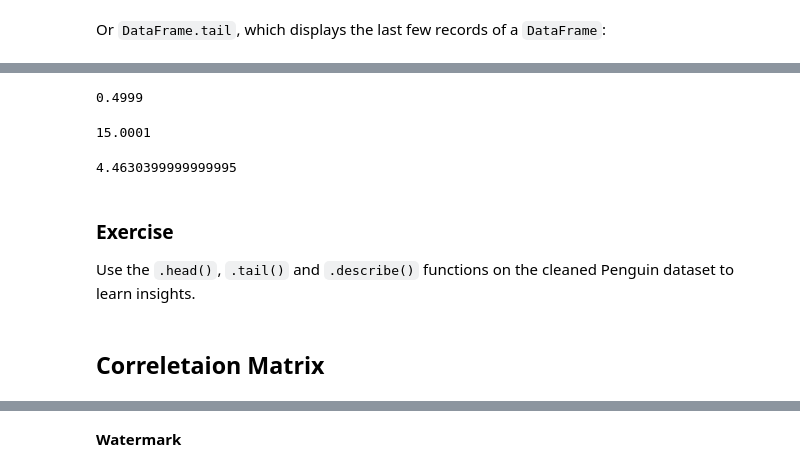
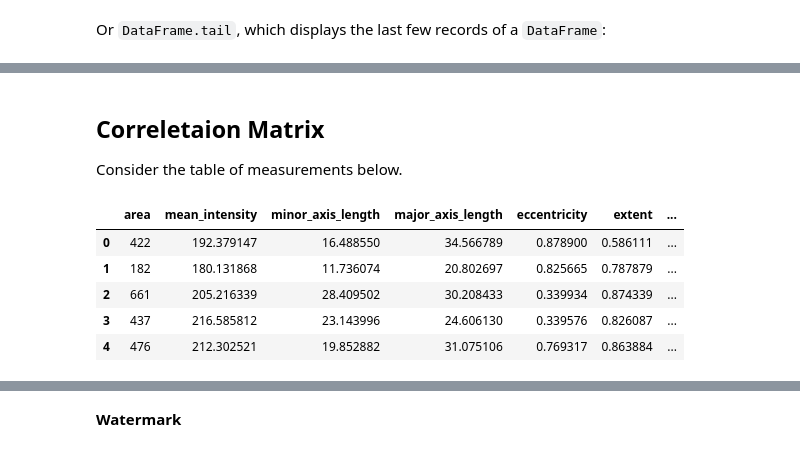
Before and after one commit to BiAPoL/PoL-BioImage-Analysis-TS-Early-Career-Track, a Jupyter notebook: docs/day2d_pandas_statistics/03_Pandas_EDA.ipynb, the cells around one changed output, grey strips where cells are left out. Saved outputs shown, nothing was run; the diff lists cells and outputs as text; code cells hidden in the pictures.

```diff
--- a/docs/day2d_pandas_statistics/03_Pandas_EDA.ipynb
+++ b/docs/day2d_pandas_statistics/03_Pandas_EDA.ipynb
@@ -142,19 +81,14 @@ Name: median_income, dtype: float64
-# %%
-california_housing_dataframe.median_income.min()
-# %% [output]
-0.4999
-# %%
-california_housing_dataframe.median_income.max()
-# %% [output]
-15.0001
-# %%
-california_housing_dataframe.median_income.quantile(0.7)
-# %% [output]
-4.4630399999999995
-# %% [markdown]
-### Exercise
-Use the `.head()`, `.tail()` and `.describe()` functions on the cleaned Penguin dataset to learn insights.
 # %% [markdown]
 ## Correletaion Matrix
+
+Consider the table of measurements below.
 # %%
-# df_shape = pd.read_csv('blobs_statistics.csv')
+blobs_statistics = pd.read_csv('../../data/blobs_statistics.csv', index_col=0)
+blobs_statistics.head()
+# %% [output]
+|  | area | mean_intensity | minor_axis_length | major_axis_length | eccentricity | extent | ... |
+| 0 | 422 | 192.379147 | 16.488550 | 34.566789 | 0.878900 | 0.586111 | ... |
+| 1 | 182 | 180.131868 | 11.736074 | 20.802697 | 0.825665 | 0.787879 | ... |
+| 2 | 661 | 205.216339 | 28.409502 | 30.208433 | 0.339934 | 0.874339 | ... |
+| 3 | 437 | 216.585812 | 23.143996 | 24.606130 | 0.339576 | 0.826087 | ... |
+| 4 | 476 | 212.302521 | 19.852882 | 31.075106 | 0.769317 | 0.863884 | ... |
```
Also changed, not shown: parts of 25 cells of this notebook, 3 other files.
